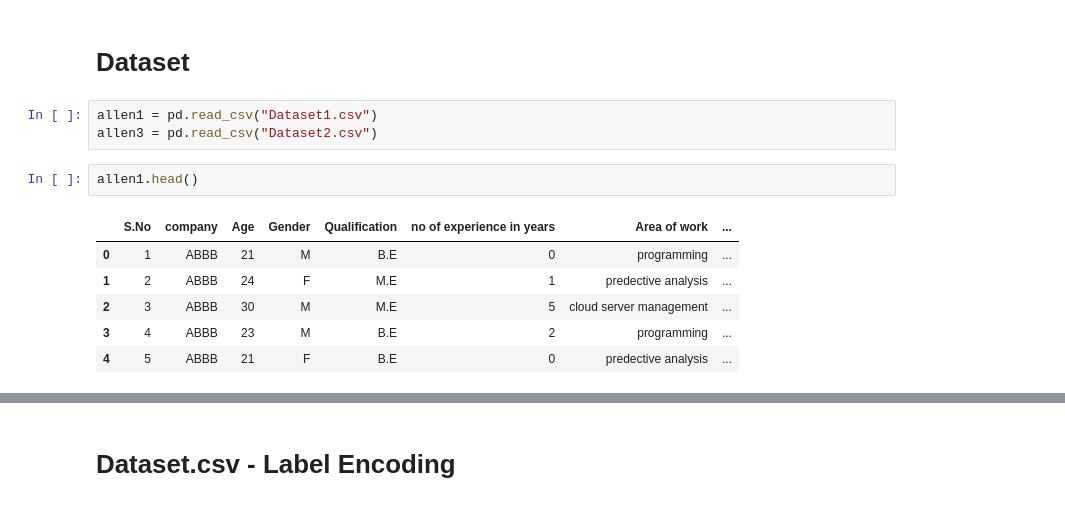
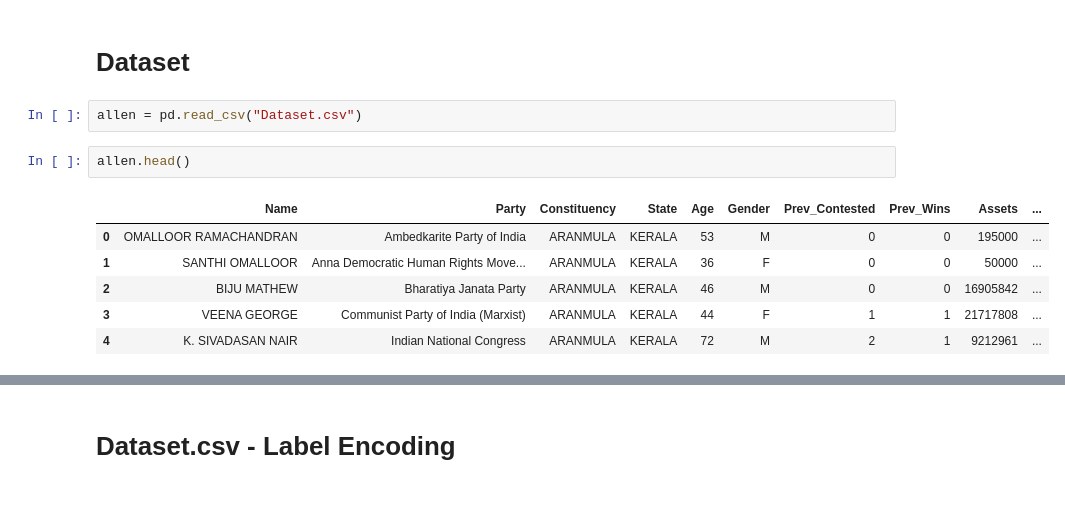
Before and after one commit to abphilip-vit/College8, a Jupyter notebook: T5/T5.ipynb, the cells around one changed output, grey strips where cells are left out. Drawn from its saved outputs; the diff is of its cells as text.

Commit message:
programs

```diff
--- a/T5/T5.ipynb
+++ b/T5/T5.ipynb
@@ -18,15 +18,14 @@ from sklearn.preprocessing import MinMaxScaler
 from sklearn.metrics import r2_score
 # %% [markdown]
 # Dataset
-# %%
-allen1 = pd.read_csv("Dataset1.csv")
-allen3 = pd.read_csv("Dataset2.csv")
+# %%
+allen = pd.read_csv("Dataset.csv")
 # %%
-allen1.head()
+allen.head()
 # %% [output]
-|  | S.No | company | Age | Gender | Qualification | no of experience in years | Area of work | ... |
-| 0 | 1 | ABBB | 21 | M | B.E | 0 | programming | ... |
-| 1 | 2 | ABBB | 24 | F | M.E | 1 | predective analysis | ... |
-| 2 | 3 | ABBB | 30 | M | M.E | 5 | cloud server management | ... |
-| 3 | 4 | ABBB | 23 | M | B.E | 2 | programming | ... |
-| 4 | 5 | ABBB | 21 | F | B.E | 0 | predective analysis | ... |
+|  | Name | Party | Constituency | State | Age | Gender | Prev_Contested | Prev_Wins | Assets | ... |
+| 0 | OMALLOOR RAMACHANDRAN | Ambedkarite Party of India | ARANMULA | KERALA | 53 | M | 0 | 0 | 195000 | ... |
+| 1 | SANTHI OMALLOOR | Anna Democratic Human Rights Move... | ARANMULA | KERALA | 36 | F | 0 | 0 | 50000 | ... |
+| 2 | BIJU MATHEW | Bharatiya Janata Party | ARANMULA | KERALA | 46 | M | 0 | 0 | 16905842 | ... |
+| 3 | VEENA GEORGE | Communist Party of India (Marxist) | ARANMULA | KERALA | 44 | F | 1 | 1 | 21717808 | ... |
+| 4 | K. SIVADASAN NAIR | Indian National Congress | ARANMULA | KERALA | 72 | M | 2 | 1 | 9212961 | ... |
```
Also changed, not shown: parts of 15 cells of this notebook.
